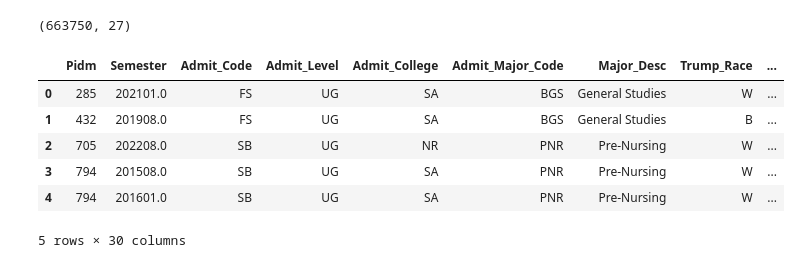
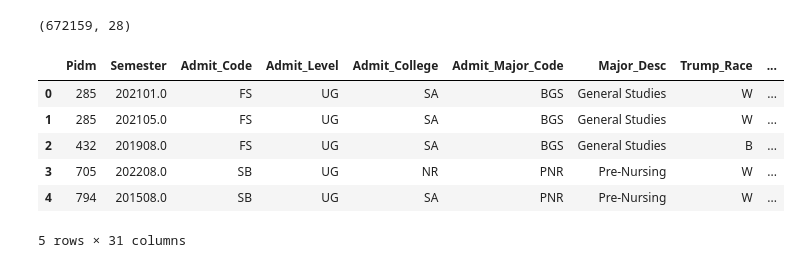
Before and after one commit to ArtKrutsko/CIS4915, a Jupyter notebook: new-table.ipynb, the cells around one changed output. Drawn from its saved outputs; the diff is of its cells as text; code cells hidden in the pictures.

```diff
--- a/new-table.ipynb
+++ b/new-table.ipynb
@@ -26,11 +29,17 @@ student_data.shape
 # %%
 #Final and Semester GPAs (Assuming all classes are equal credits)
 
-student_final_gpa = student_data.groupby('Pidm')['numeric_gpa'].mean().reset_index()
+student_data['Valid_Grades'] = np.where(student_data['Count in GPA?'] == 'Y' , student_data['Quality Points'], np.nan)
+student_final_gpa = student_data.groupby('Pidm')['Valid_Grades'].mean().reset_index()
+student_data = student_data.merge(student_final_gpa, on='Pidm', how='left', suffixes=('', '_mean'))
+student_data.rename(columns={'Valid_Grades_mean':'Final GPA'}, inplace=True)
 
-student_semester_gpa = student_data.groupby(['Pidm', 'Term'])['numeric_gpa'].mean().reset_index()
+student_semester_gpa = student_data.groupby(['Pidm', 'Term'])['Valid_Grades'].mean().reset_index()
+student_data = student_data.merge(student_semester_gpa, on=['Pidm', 'Term'], how='left', suffixes=('', '_mean'))
+student_data.rename(columns={'Valid_Grades_mean':'Semester GPA'}, inplace=True)
 
-# print(student_final_gpa)
-# print(student_semester_gpa)
-student_data.shape
+student_data.drop(['Code', 'Count in GPA?', 'Count_in_GPA', 'Valid_Grades'], axis=1, inplace=True)
+
+
+student_data.head()
 # %% [output]
@@ -38,12 +53,14 @@ student_data.shape
 # %%
-#Student Classes per Semester (As an array of strings)
+#Student Classes & Points per Semester (As an array of strings)
 
 student_data['class'] = (student_data['SUBJ'] + student_data['CRSE_NUMB']).astype(str)
 semester_classes = student_data.groupby(['Pidm', 'Term']).agg({
     'FINAL_GRADE': list,
+    'Quality Points': list,
     'class': list
 }).reset_index()
 
-# semester_classes.head()
-student_data.shape
+
+semester_classes.head()
+# student_data.shape
 # %% [output]
@@ -51,8 +73,5 @@ student_data.shape
 # %%
-student_gpa_map = dict(student_final_gpa[['Pidm', 'numeric_gpa']].values)
-student_data['Final GPA'] = student_data.Pidm.map(student_gpa_map)
-
-student_data.drop(['CRN', 'SUBJ', 'CRSE_NUMB', 'REPEAT_IND', 'FINAL_GRADE', 'numeric_gpa', 'class'], axis=1, inplace=True)
+student_data.drop(['CRN', 'SUBJ', 'CRSE_NUMB', 'REPEAT_IND', 'FINAL_GRADE', 'class'], axis=1, inplace=True)
 # student_data.head()
 student_data.shape
 # display(student_data[student_data["Pidm"] == 3963])
@@ -84,30 +113,29 @@ student_data = student_data.groupby(['Pidm', 'Term']).agg({
     'SAT-ERW': 'first',
     'SATM': 'first',
     'SAT_TOTAL': 'first',
-    'Final GPA': 'first'
+    'Final GPA': 'first',
+    'Semester GPA': 'first'
 }).reset_index()
 
 student_data.shape
 # %% [output]
-(663750, 27)
+(672159, 28)
 # %%
-student_data['Semester GPA'] = student_data.merge(student_semester_gpa[['Pidm', 'Term', 'numeric_gpa']], on=['Pidm', 'Term'], how='left')['numeric_gpa']
-
-student_data = student_data.merge(semester_classes[['Pidm', 'Term', 'FINAL_GRADE', 'class']], on=['Pidm', 'Term'], how='left')
-student_data.rename(columns={'Final_GPA':'HS GPA', 'Term':'Semester','FINAL_GRADE':'Semester Grades', 'class':'Classes'}, inplace=True)
+student_data = student_data.merge(semester_classes[['Pidm', 'Term', 'FINAL_GRADE', 'Quality Points', 'class']], on=['Pidm', 'Term'], how='left')
+student_data.rename(columns={'Final_GPA':'HS GPA', 'Term':'Semester','FINAL_GRADE':'Semester Grades', 'Quality Points':'Semester Points', 'class':'Classes'}, inplace=True)
 
 
 
 student_data.head()
 # student_data.shape
 # %% [output]
 |  | Pidm | Semester | Admit_Code | Admit_Level | Admit_College | Admit_Major_Code | Major_Desc | Trump_Race | ... |
 | 0 | 285 | 202101.0 | FS | UG | SA | BGS | General Studies | W | ... |
-| 1 | 432 | 201908.0 | FS | UG | SA | BGS | General Studies | B | ... |
-| 2 | 705 | 202208.0 | SB | UG | NR | PNR | Pre-Nursing | W | ... |
-| 3 | 794 | 201508.0 | SB | UG | SA | PNR | Pre-Nursing | W | ... |
-| 4 | 794 | 201601.0 | SB | UG | SA | PNR | Pre-Nursing | W | ... |
+| 1 | 285 | 202105.0 | FS | UG | SA | BGS | General Studies | W | ... |
+| 2 | 432 | 201908.0 | FS | UG | SA | BGS | General Studies | B | ... |
+| 3 | 705 | 202208.0 | SB | UG | NR | PNR | Pre-Nursing | W | ... |
+| 4 | 794 | 201508.0 | SB | UG | SA | PNR | Pre-Nursing | W | ... |
-5 rows × 30 columns
+5 rows × 31 columns
 # %%
 student_data = student_data.astype(str)
 student_data['Pidm'] = student_data['Pidm'].astype(int)
```
Also changed, not shown: parts of 7 cells of this notebook, 1 other file.
